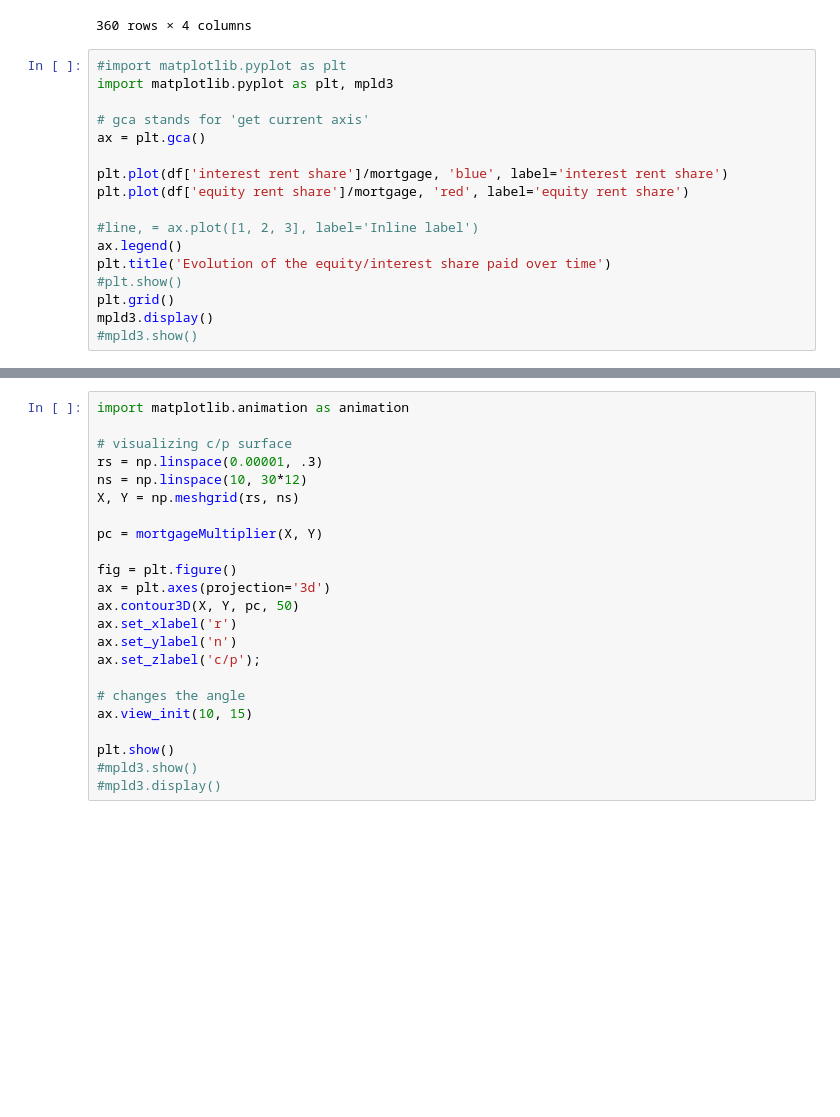
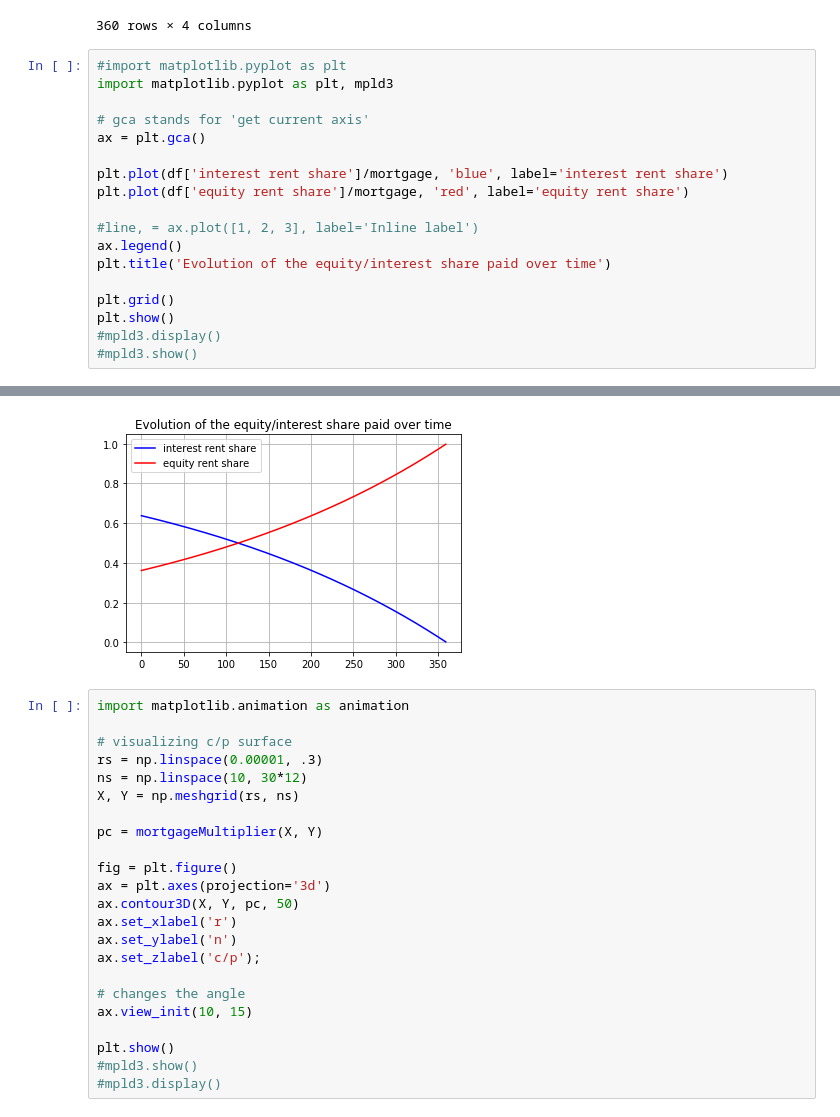
Before and after one commit to johnb8005/realestate, a Jupyter notebook: realestate-math.ipynb, the cells around one changed output, grey strips where cells are left out. Saved outputs shown, nothing was run; the diff lists cells and outputs as text; blank space fills up the shorter version.

```diff
--- a/realestate-math.ipynb
+++ b/realestate-math.ipynb
@@ -224,8 +232,9 @@ plt.plot(df['equity rent share']/mortgage, 'red', label='equity rent share')
 #line, = ax.plot([1, 2, 3], label='Inline label')
 ax.legend()
 plt.title('Evolution of the equity/interest share paid over time')
-#plt.show()
+
 plt.grid()
-mpld3.display()
+plt.show()
+#mpld3.display()
 #mpld3.show()
 # %% [output]
@@ -233,3 +241,4 @@ mpld3.display()
+[figure, added]
 # %%
 import matplotlib.animation as animation
 
```
Also changed, not shown: parts of 3 cells of this notebook.
